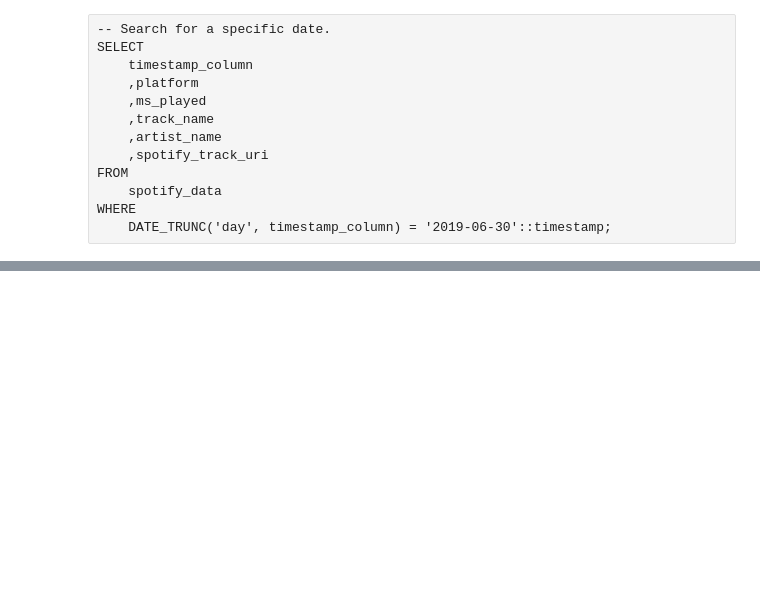
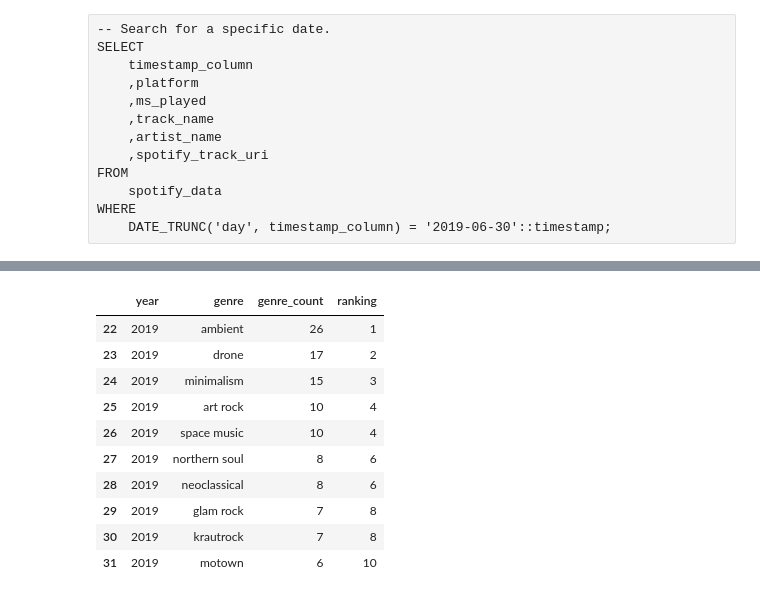
Before and after one commit to terryjbates/Spotify_Streaming_Data_Analysis, a Jupyter notebook: notebooks/Spotify_Streaming_Analysis.ipynb, the cells around one changed output, grey strips where cells are left out. Saved outputs shown, nothing was run; the diff lists cells and outputs as text; code cells hidden in the pictures; blank space fills up the shorter version.

```diff
--- a/notebooks/Spotify_Streaming_Analysis.ipynb
+++ b/notebooks/Spotify_Streaming_Analysis.ipynb
@@ -2650,0 +2741,15 @@ WHERE
+# %%
+# 2019 looks like a Brian Eno session that never ended
+top_10_genres_most_listened_days_df.query('year == 2019')
+# %% [output]
+|  | year | genre | genre_count | ranking |
+| 22 | 2019 | ambient | 26 | 1 |
+| 23 | 2019 | drone | 17 | 2 |
+| 24 | 2019 | minimalism | 15 | 3 |
+| 25 | 2019 | art rock | 10 | 4 |
+| 26 | 2019 | space music | 10 | 4 |
+| 27 | 2019 | northern soul | 8 | 6 |
+| 28 | 2019 | neoclassical | 8 | 6 |
+| 29 | 2019 | glam rock | 7 | 8 |
+| 30 | 2019 | krautrock | 7 | 8 |
+| 31 | 2019 | motown | 6 | 10 |
```
Also changed, not shown: parts of 10 cells of this notebook, 3 other files.
